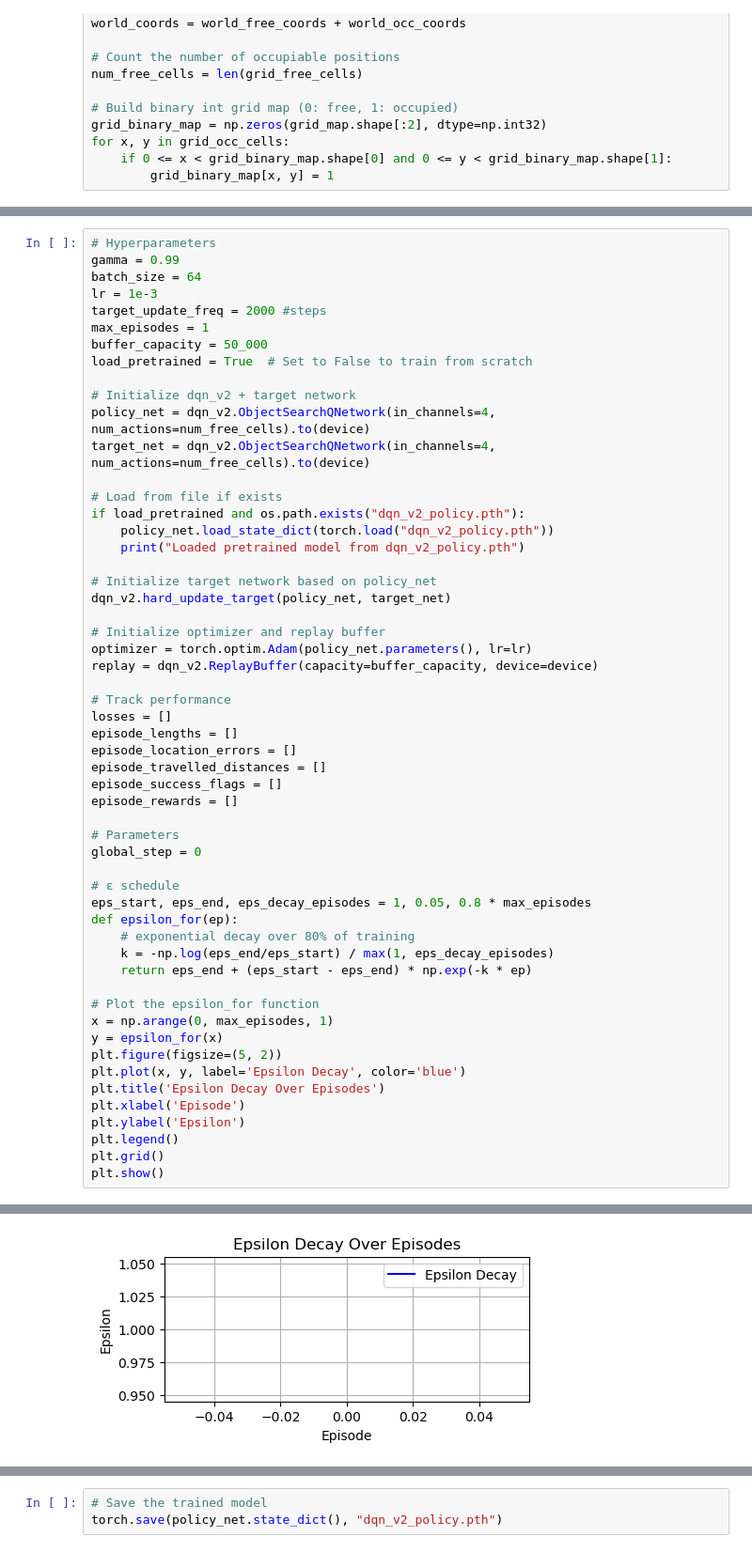
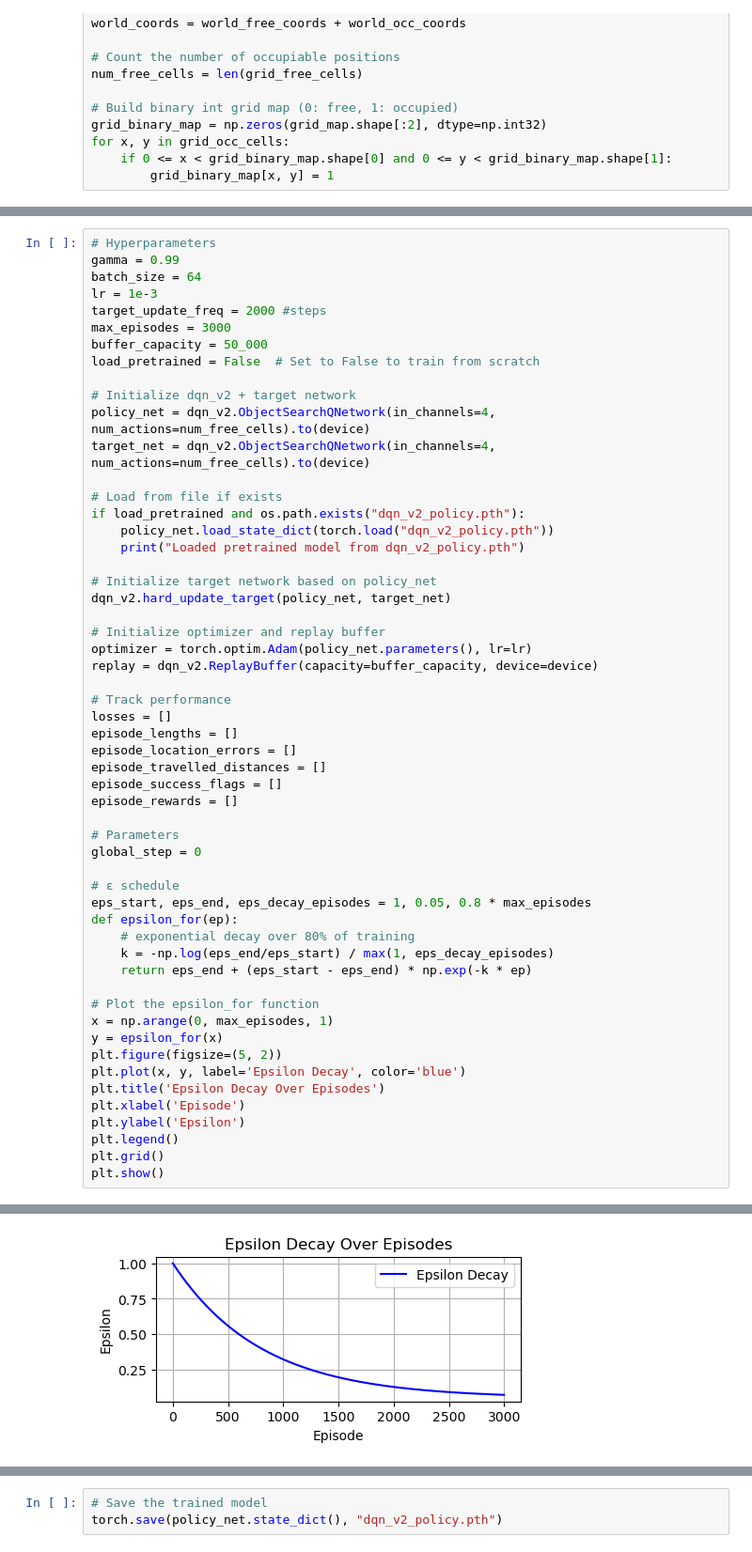
Before and after one commit to joaocb2002/ObjectNav-Msc, a Jupyter notebook: training-hybrid-dqn-v2.ipynb, the cells around one changed output, grey strips where cells are left out. Shown at 94% size. Cells and saved outputs as stored; diff of their text form.

Commit message:
Training done, Top Results, Nice Work

```diff
--- a/training-hybrid-dqn-v2.ipynb
+++ b/training-hybrid-dqn-v2.ipynb
@@ -200,9 +199,9 @@ gamma = 0.99
 batch_size = 64
 lr = 1e-3
 target_update_freq = 2000 #steps
-max_episodes = 1
+max_episodes = 3000
 buffer_capacity = 50_000
-load_pretrained = True  # Set to False to train from scratch
+load_pretrained = False  # Set to False to train from scratch
 
 # Initialize dqn_v2 + target network
 policy_net = dqn_v2.ObjectSearchQNetwork(in_channels=4, num_actions=num_free_cells).to(device)
@@ -254,4 +252,4 @@ Loaded pretrained model from dqn_v2_policy.pth
-[figure, old version]
+[figure, new version]
 # %%
 # Main training loop
 for episode in tqdm(range(max_episodes)):
```
Also changed, not shown: parts of 5 cells of this notebook, 4 other files.
